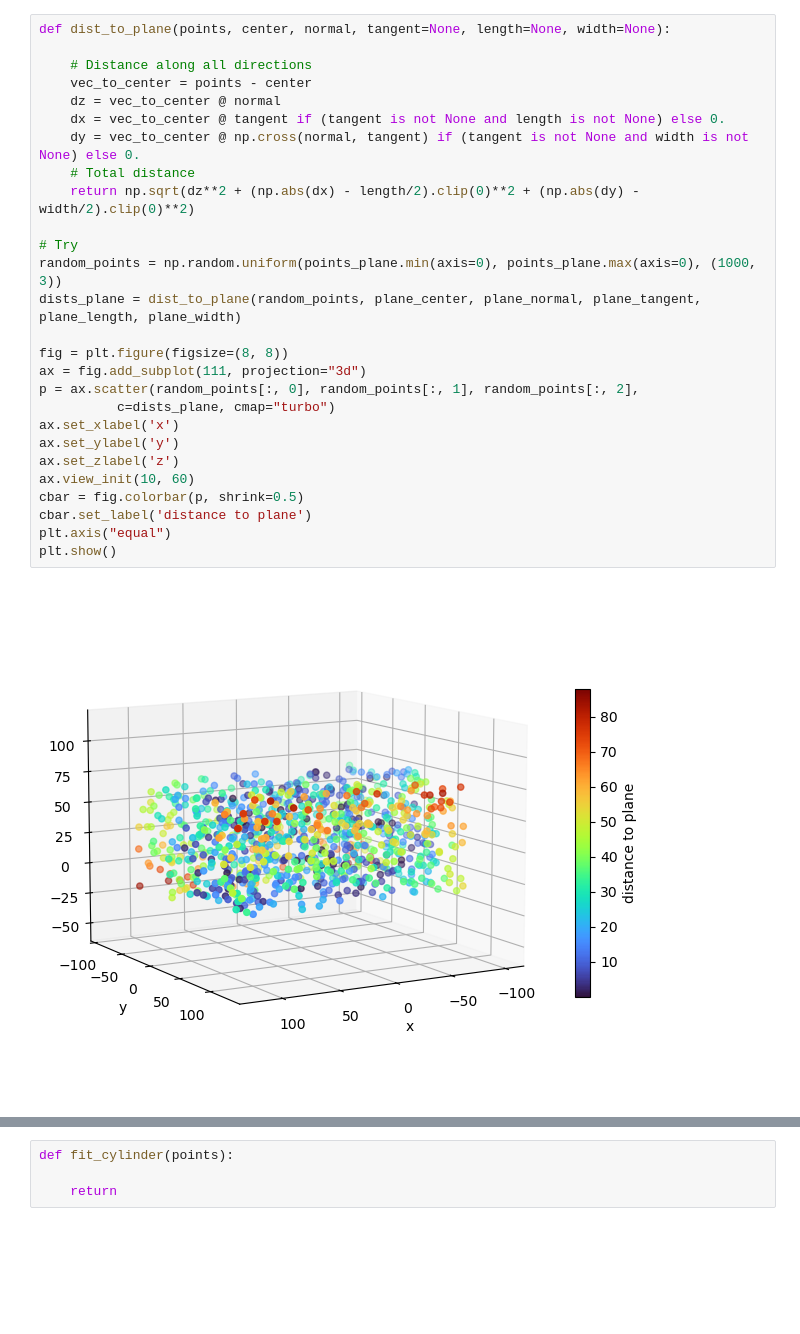
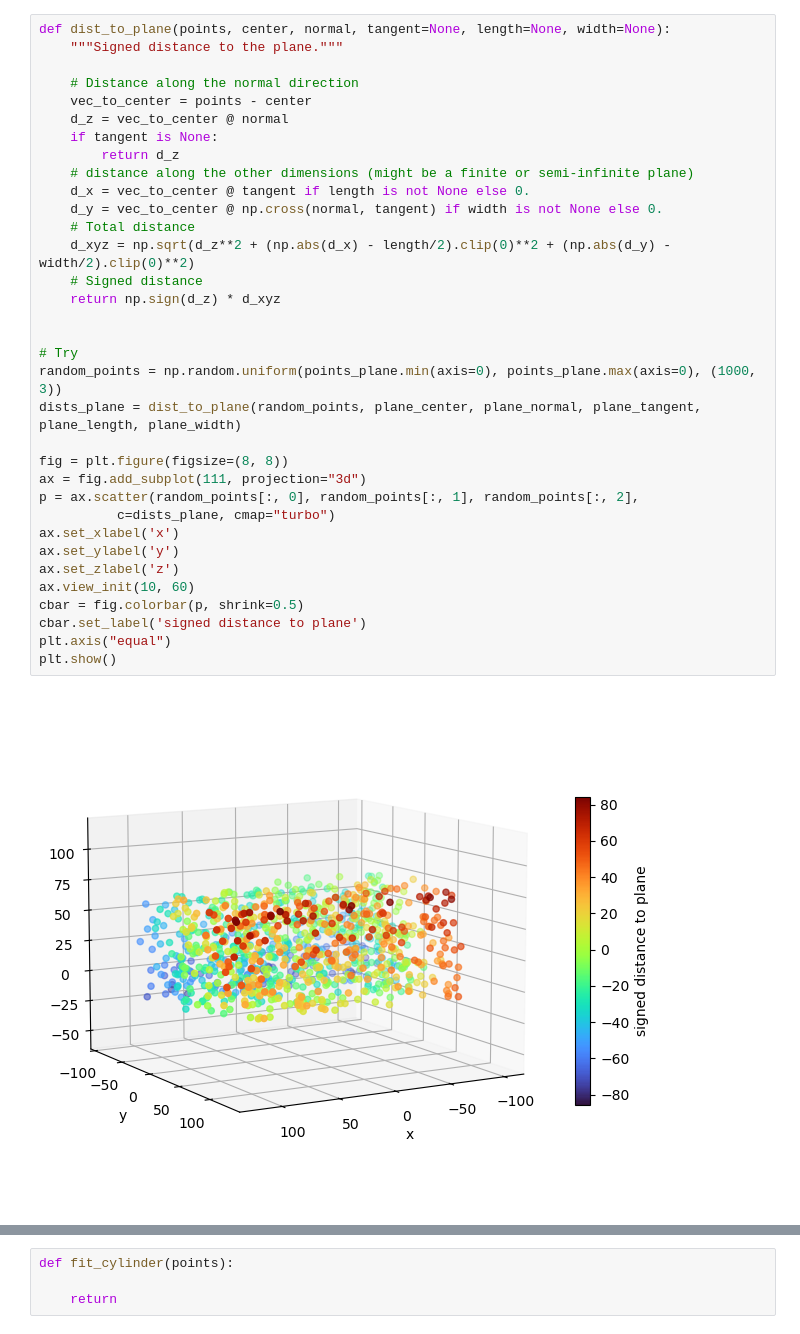
Before and after one commit to jlgregorio/tutorials-pointcloud-python, a Jupyter notebook: 5.primitive_fitting.ipynb, the cells around one changed output, grey strips where cells are left out. Saved outputs shown, nothing was run; the diff lists cells and outputs as text; blank space fills up the shorter version.

```diff
--- a/5.primitive_fitting.ipynb
+++ b/5.primitive_fitting.ipynb
@@ -48,29 +79,36 @@ plt.show()
 # %%
 def dist_to_plane(points, center, normal, tangent=None, length=None, width=None):
+    """Signed distance to the plane."""
 
-    # Distance along all directions
+    # Distance along the normal direction
     vec_to_center = points - center
-    dz = vec_to_center @ normal
-    dx = vec_to_center @ tangent if (tangent is not None and length is not None) else 0.
-    dy = vec_to_center @ np.cross(normal, tangent) if (tangent is not None and width is not None) else 0.
+    d_z = vec_to_center @ normal
+    if tangent is None:
+        return d_z
+    # distance along the other dimensions (might be a finite or semi-infinite plane)
+    d_x = vec_to_center @ tangent if length is not None else 0.
+    d_y = vec_to_center @ np.cross(normal, tangent) if width is not None else 0.
     # Total distance
-    return np.sqrt(dz**2 + (np.abs(dx) - length/2).clip(0)**2 + (np.abs(dy) - width/2).clip(0)**2)
+    d_xyz = np.sqrt(d_z**2 + (np.abs(d_x) - length/2).clip(0)**2 + (np.abs(d_y) - width/2).clip(0)**2)
+    # Signed distance
+    return np.sign(d_z) * d_xyz
+
 
 # Try
 random_points = np.random.uniform(points_plane.min(axis=0), points_plane.max(axis=0), (1000, 3))
 dists_plane = dist_to_plane(random_points, plane_center, plane_normal, plane_tangent, plane_length, plane_width)
 
 fig = plt.figure(figsize=(8, 8))
 ax = fig.add_subplot(111, projection="3d")
 p = ax.scatter(random_points[:, 0], random_points[:, 1], random_points[:, 2],
           c=dists_plane, cmap="turbo")
 ax.set_xlabel('x')
 ax.set_ylabel('y')
 ax.set_zlabel('z')
 ax.view_init(10, 60)
 cbar = fig.colorbar(p, shrink=0.5)
-cbar.set_label('distance to plane')
+cbar.set_label('signed distance to plane')
 plt.axis("equal")
 plt.show()
 # %% [output]
-[figure, old version]
+[figure, new version]
```
Also changed, not shown: parts of 20 cells of this notebook, 1 other file.
